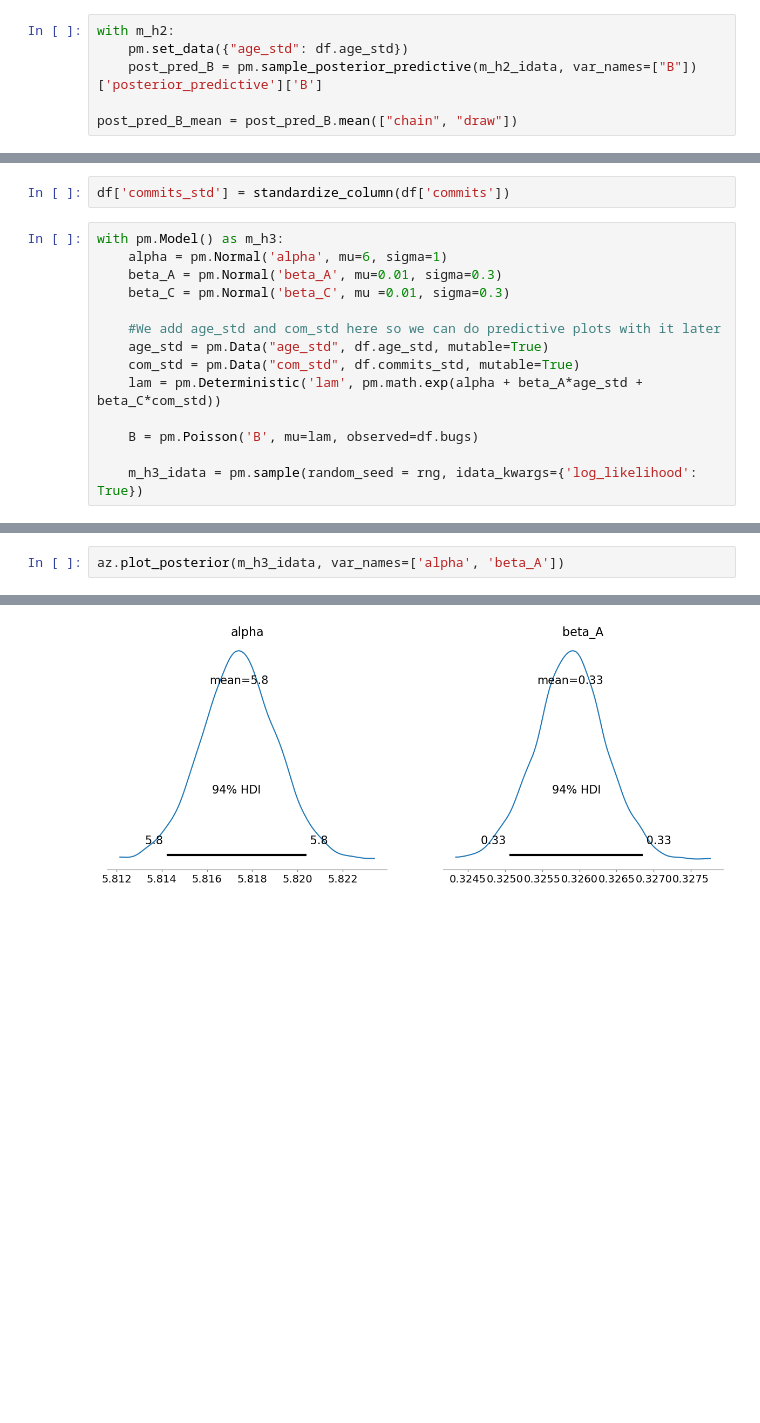
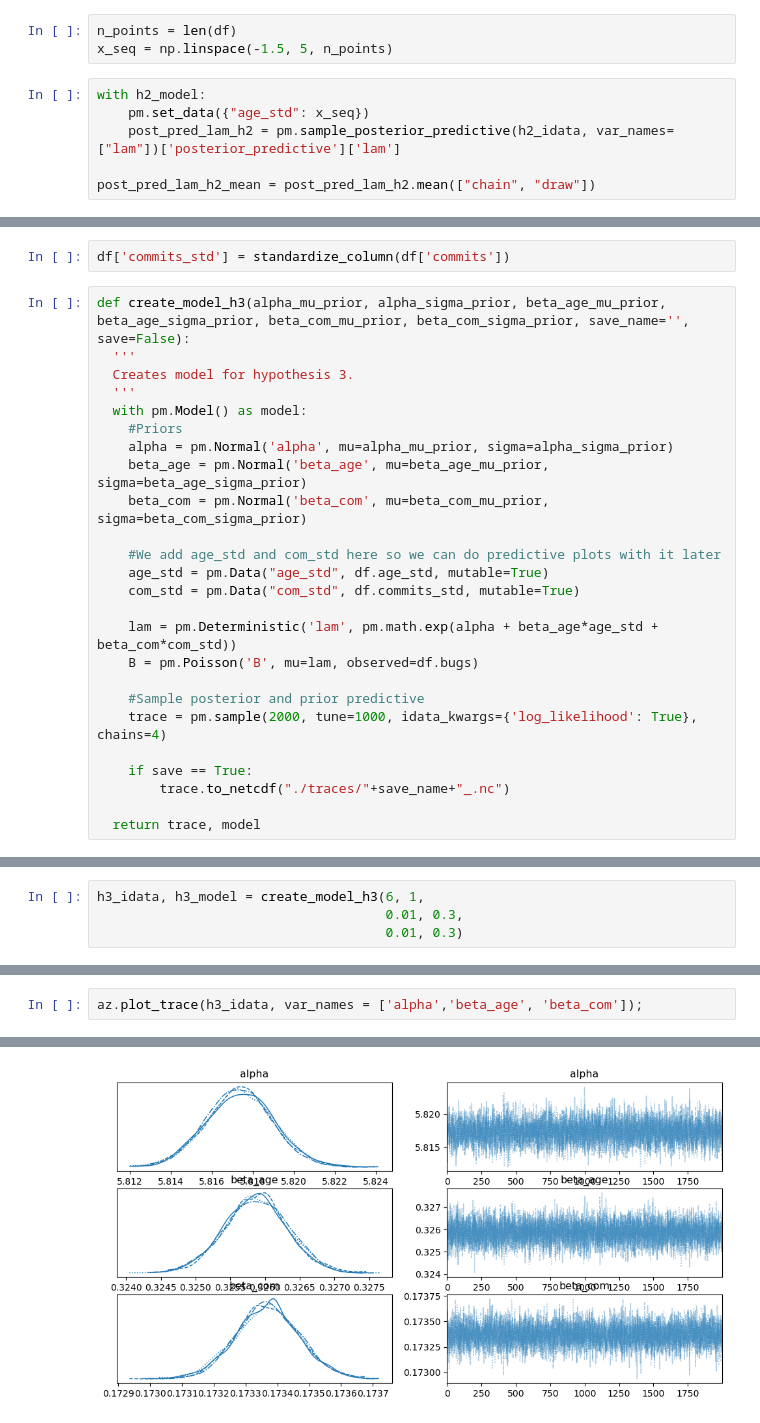
Before and after one commit to ah140797/PPExam24, a Jupyter notebook: anders.ipynb, the cells around one changed output, grey strips where cells are left out. Saved outputs shown, nothing was run; the diff lists cells and outputs as text; blank space fills up the shorter version.

```diff
--- a/anders.ipynb
+++ b/anders.ipynb
@@ -275,7 +472,10 @@ pareto_k.max()
+# %%
+n_points = len(df)
+x_seq = np.linspace(-1.5, 5, n_points)
 # %%
-with m_h2:
-    pm.set_data({"age_std": df.age_std})
-    post_pred_B = pm.sample_posterior_predictive(m_h2_idata, var_names=["B"])['posterior_predictive']['B']
+with h2_model:
+    pm.set_data({"age_std": x_seq})
+    post_pred_lam_h2 = pm.sample_posterior_predictive(h2_idata, var_names=["lam"])['posterior_predictive']['lam']
 
-post_pred_B_mean = post_pred_B.mean(["chain", "draw"])
+post_pred_lam_h2_mean = post_pred_lam_h2.mean(["chain", "draw"])
 # %% [output]
@@ -348,16 +576,27 @@ $$
 # %%
 df['commits_std'] = standardize_column(df['commits'])
 # %%
-with pm.Model() as m_h3:
-    alpha = pm.Normal('alpha', mu=6, sigma=1)
-    beta_A = pm.Normal('beta_A', mu=0.01, sigma=0.3)
-    beta_C = pm.Normal('beta_C', mu =0.01, sigma=0.3)
+def create_model_h3(alpha_mu_prior, alpha_sigma_prior, beta_age_mu_prior, beta_age_sigma_prior, beta_com_mu_prior, beta_com_sigma_prior, save_name='', save=False):
+  '''
+  Creates model for hypothesis 3.
+  '''
+  with pm.Model() as model:
+    #Priors
+    alpha = pm.Normal('alpha', mu=alpha_mu_prior, sigma=alpha_sigma_prior)
+    beta_age = pm.Normal('beta_age', mu=beta_age_mu_prior, sigma=beta_age_sigma_prior)
+    beta_com = pm.Normal('beta_com', mu=beta_com_mu_prior, sigma=beta_com_sigma_prior)
 
     #We add age_std and com_std here so we can do predictive plots with it later
     age_std = pm.Data("age_std", df.age_std, mutable=True)
     com_std = pm.Data("com_std", df.commits_std, mutable=True)
-    lam = pm.Deterministic('lam', pm.math.exp(alpha + beta_A*age_std + beta_C*com_std))
 
+    lam = pm.Deterministic('lam', pm.math.exp(alpha + beta_age*age_std + beta_com*com_std))
     B = pm.Poisson('B', mu=lam, observed=df.bugs)
 
-    m_h3_idata = pm.sample(random_seed = rng, idata_kwargs={'log_likelihood': True})
+    #Sample posterior and prior predictive
+    trace = pm.sample(2000, tune=1000, idata_kwargs={'log_likelihood': True}, chains=4)
+
+    if save == True:
+        trace.to_netcdf("./traces/"+save_name+"_.nc")
+
+  return trace, model
@@ -382,0 +603,4 @@ array([[<Axes: title={'center': 'alpha'}>,
+# %%
+h3_idata, h3_model = create_model_h3(6, 1,
+                                     0.01, 0.3,
+                                     0.01, 0.3)
@@ -383,3 +640,3 @@ array([[<Axes: title={'center': 'alpha'}>,
 # %%
-az.plot_posterior(m_h3_idata, var_names=['alpha', 'beta_A'])
+az.plot_trace(h3_idata, var_names = ['alpha','beta_age', 'beta_com']);
 # %% [output]
@@ -388 +643 @@ array([<Axes: title={'center': 'alpha'}>,
-[figure, old version]
+[figure, new version]
```
Also changed, not shown: parts of 93 cells of this notebook.
